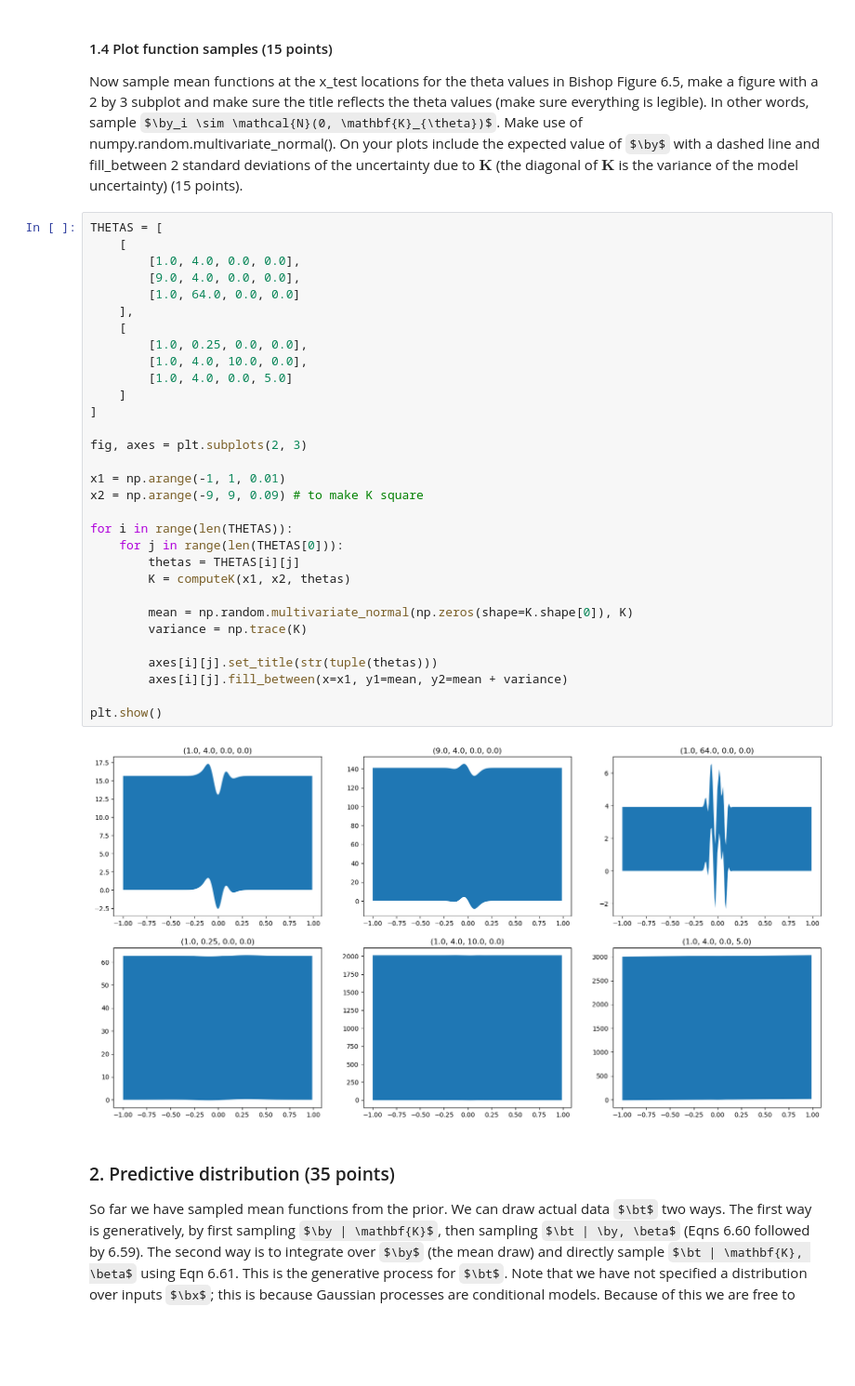
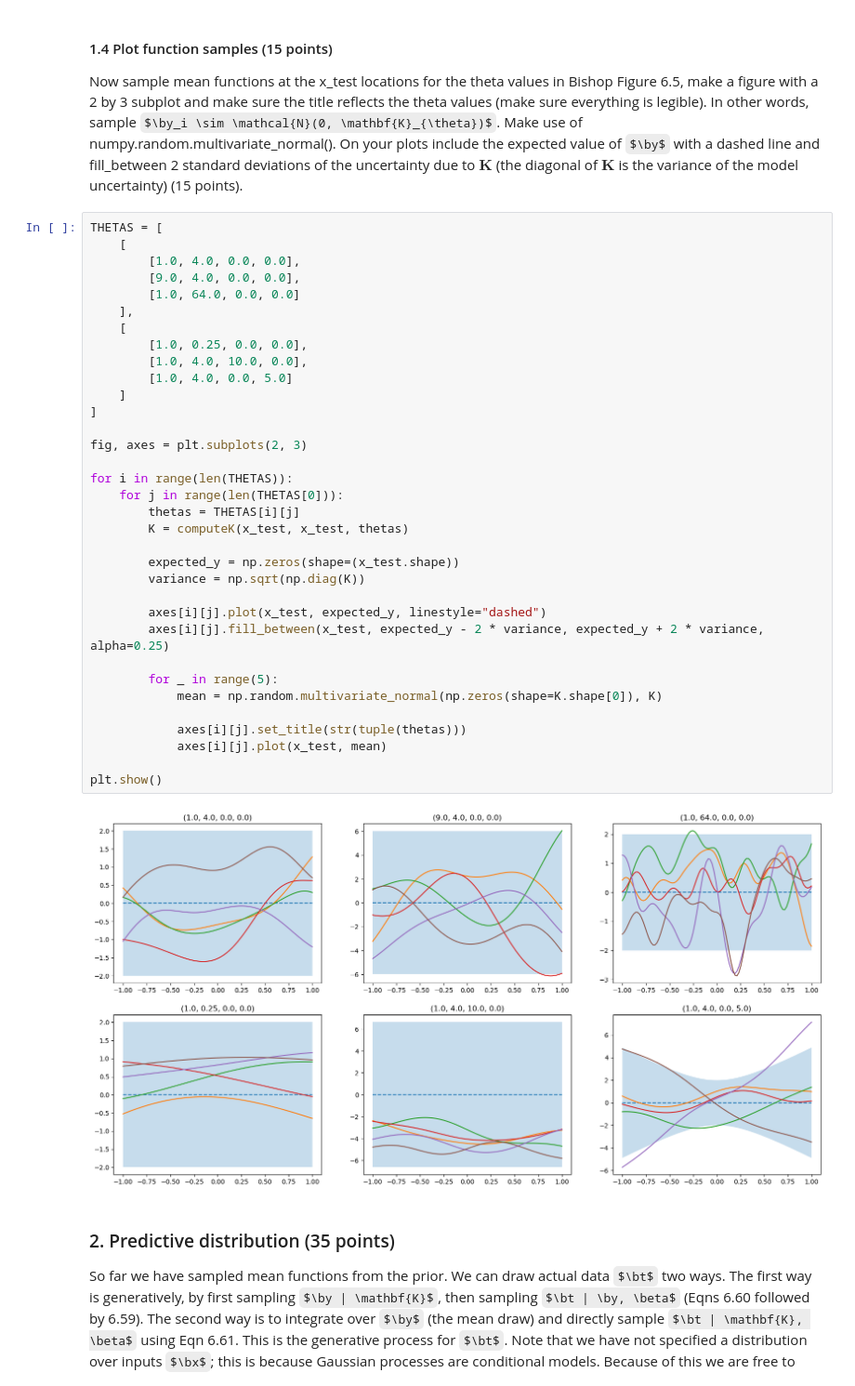
Before and after one commit to Dawlau/UVA_ML, a Jupyter notebook: 11061286_14532921_lab2.ipynb, the cells around one changed output. Shown: that part at 93% size. Saved outputs shown, nothing was run; the diff lists cells and outputs as text; some formulas as TeX source; blank space fills up the shorter version.

```diff
--- a/11061286_14532921_lab2.ipynb
+++ b/11061286_14532921_lab2.ipynb
@@ -196,36 +198,39 @@ Now sample mean functions at the x_test locations for the theta values in Bishop
 # %%
 THETAS = [
     [
         [1.0, 4.0, 0.0, 0.0],
         [9.0, 4.0, 0.0, 0.0],
         [1.0, 64.0, 0.0, 0.0]
     ],
     [
         [1.0, 0.25, 0.0, 0.0],
         [1.0, 4.0, 10.0, 0.0],
         [1.0, 4.0, 0.0, 5.0]
     ]
 ]
 
 fig, axes = plt.subplots(2, 3)
 
-x1 = np.arange(-1, 1, 0.01)
-x2 = np.arange(-9, 9, 0.09) # to make K square
-
 for i in range(len(THETAS)):
     for j in range(len(THETAS[0])):
         thetas = THETAS[i][j]
-        K = computeK(x1, x2, thetas)
+        K = computeK(x_test, x_test, thetas)
 
-        mean = np.random.multivariate_normal(np.zeros(shape=K.shape[0]), K)
-        variance = np.trace(K)
+        expected_y = np.zeros(shape=(x_test.shape))
+        variance = np.sqrt(np.diag(K))
 
-        axes[i][j].set_title(str(tuple(thetas)))
-        axes[i][j].fill_between(x=x1, y1=mean, y2=mean + variance)
+        axes[i][j].plot(x_test, expected_y, linestyle="dashed")
+        axes[i][j].fill_between(x_test, expected_y - 2 * variance, expected_y + 2 * variance, alpha=0.25)
+
+        for _ in range(5):
+            mean = np.random.multivariate_normal(np.zeros(shape=K.shape[0]), K)
+
+            axes[i][j].set_title(str(tuple(thetas)))
+            axes[i][j].plot(x_test, mean)
 
 plt.show()
 # %% [output]
-[figure, old version]
+[figure, new version]
 # %% [markdown]
 ### 2. Predictive distribution (35 points)
 So far we have sampled mean functions from the prior.  We can draw actual data $\bt$ two ways.  The first way is generatively, by first sampling $\by | \mathbf{K}$, then sampling $\bt | \by, \beta$ (Eqns 6.60 followed by 6.59).  The second way is to integrate over $\by$ (the mean draw) and directly sample $\bt | \mathbf{K}, \beta$ using Eqn 6.61.    This is the generative process for $\bt$.  Note that we have not specified a distribution over inputs $\bx$;  this is because Gaussian processes are conditional models.  Because of this we are free to generate locations $\bx$ when playing around with the GP; obviously a dataset will give us input-output pairs.
```
Also changed, not shown: parts of 12 cells of this notebook.
